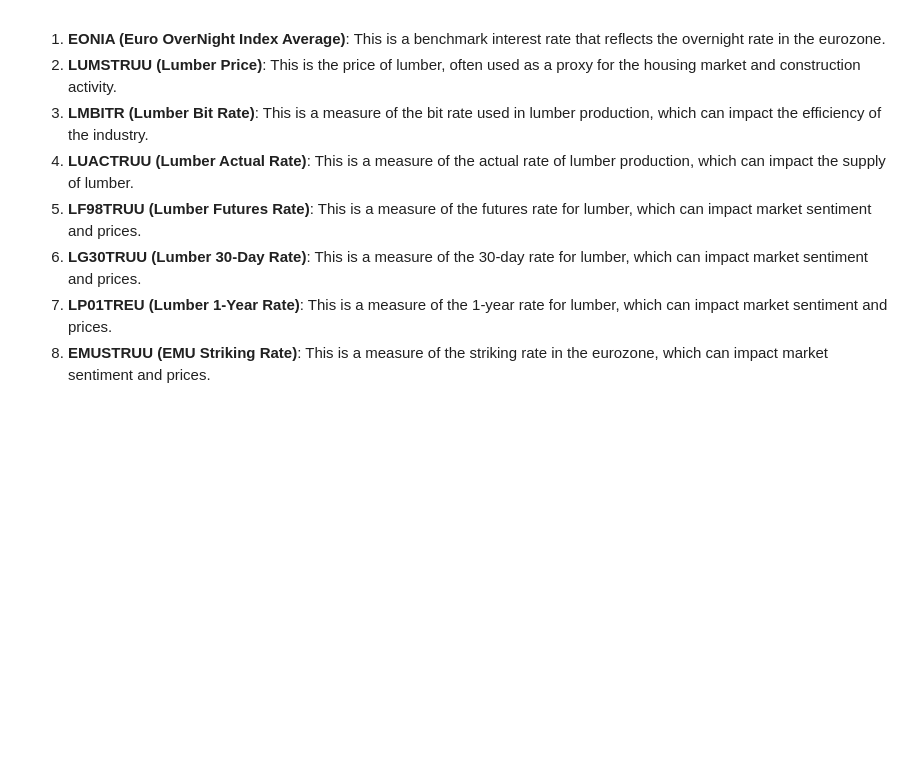
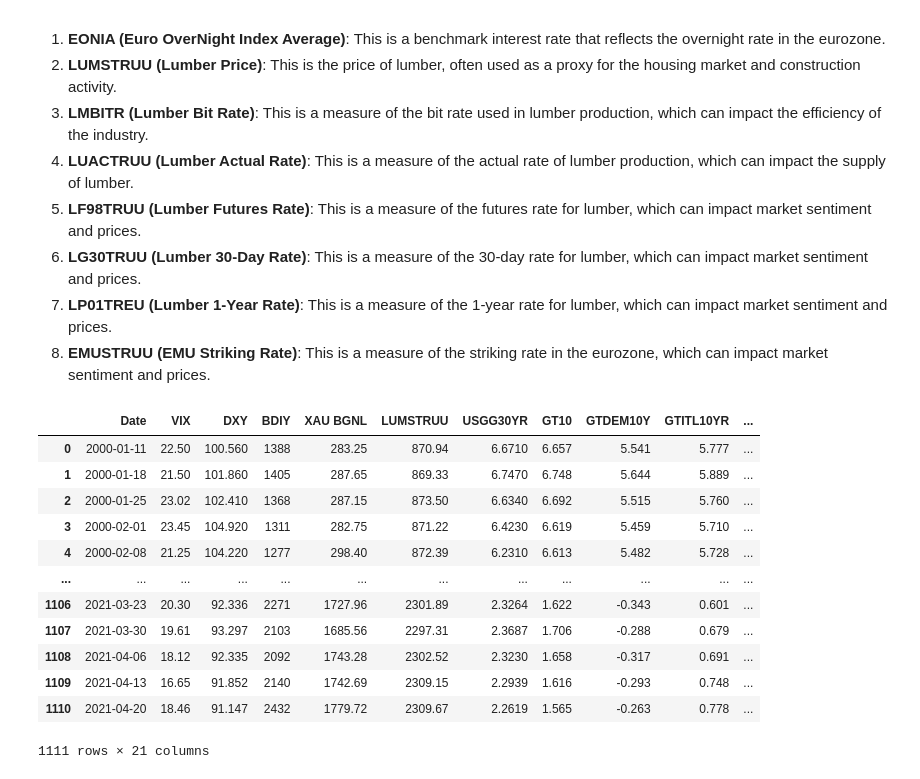
Before and after one commit to sdewhitt/Market-Anomaly-Detection, a Jupyter notebook: Financial_Anomaly_Detection.ipynb, the cells around one changed output. Saved outputs shown, nothing was run; the diff lists cells and outputs as text; code cells hidden in the pictures; blank space fills up the shorter version.

Commit message:
Moving averages as columns

```diff
--- a/Financial_Anomaly_Detection.ipynb
+++ b/Financial_Anomaly_Detection.ipynb
@@ -171,4 +150,23 @@ None are explicitly mentioned in the data, but the following indices can be used
 # %%
 features = ['VIX', 'DXY', 'BDIY', 'XAU BGNL', 'LUMSTRUU', 'USGG30YR', 'GT10', 'GTDEM10Y', 'GTITL10YR', 'GTJPY10YR']
 
-reduced_ews = ews[['Date'] + features]
+focused_features = ews[['Date'] + features]
+# %%
+window_count = 4 # each window is about a month long
+for f in features: # generate moving averages
+  focused_features.loc[:, f'{f}_MA'] = focused_features[f].rolling(window=window_count).mean()
+focused_features
+# %% [output]
+|  | Date | VIX | DXY | BDIY | XAU BGNL | LUMSTRUU | USGG30YR | GT10 | GTDEM10Y | GTITL10YR | ... |
+| 0 | 2000-01-11 | 22.50 | 100.560 | 1388 | 283.25 | 870.94 | 6.6710 | 6.657 | 5.541 | 5.777 | ... |
+| 1 | 2000-01-18 | 21.50 | 101.860 | 1405 | 287.65 | 869.33 | 6.7470 | 6.748 | 5.644 | 5.889 | ... |
+| 2 | 2000-01-25 | 23.02 | 102.410 | 1368 | 287.15 | 873.50 | 6.6340 | 6.692 | 5.515 | 5.760 | ... |
+| 3 | 2000-02-01 | 23.45 | 104.920 | 1311 | 282.75 | 871.22 | 6.4230 | 6.619 | 5.459 | 5.710 | ... |
+| 4 | 2000-02-08 | 21.25 | 104.220 | 1277 | 298.40 | 872.39 | 6.2310 | 6.613 | 5.482 | 5.728 | ... |
+| ... | ... | ... | ... | ... | ... | ... | ... | ... | ... | ... | ... |
+| 1106 | 2021-03-23 | 20.30 | 92.336 | 2271 | 1727.96 | 2301.89 | 2.3264 | 1.622 | -0.343 | 0.601 | ... |
+| 1107 | 2021-03-30 | 19.61 | 93.297 | 2103 | 1685.56 | 2297.31 | 2.3687 | 1.706 | -0.288 | 0.679 | ... |
+| 1108 | 2021-04-06 | 18.12 | 92.335 | 2092 | 1743.28 | 2302.52 | 2.3230 | 1.658 | -0.317 | 0.691 | ... |
+| 1109 | 2021-04-13 | 16.65 | 91.852 | 2140 | 1742.69 | 2309.15 | 2.2939 | 1.616 | -0.293 | 0.748 | ... |
+| 1110 | 2021-04-20 | 18.46 | 91.147 | 2432 | 1779.72 | 2309.67 | 2.2619 | 1.565 | -0.263 | 0.778 | ... |
+1111 rows × 21 columns
```
Also changed, not shown: parts of 2 cells of this notebook.
